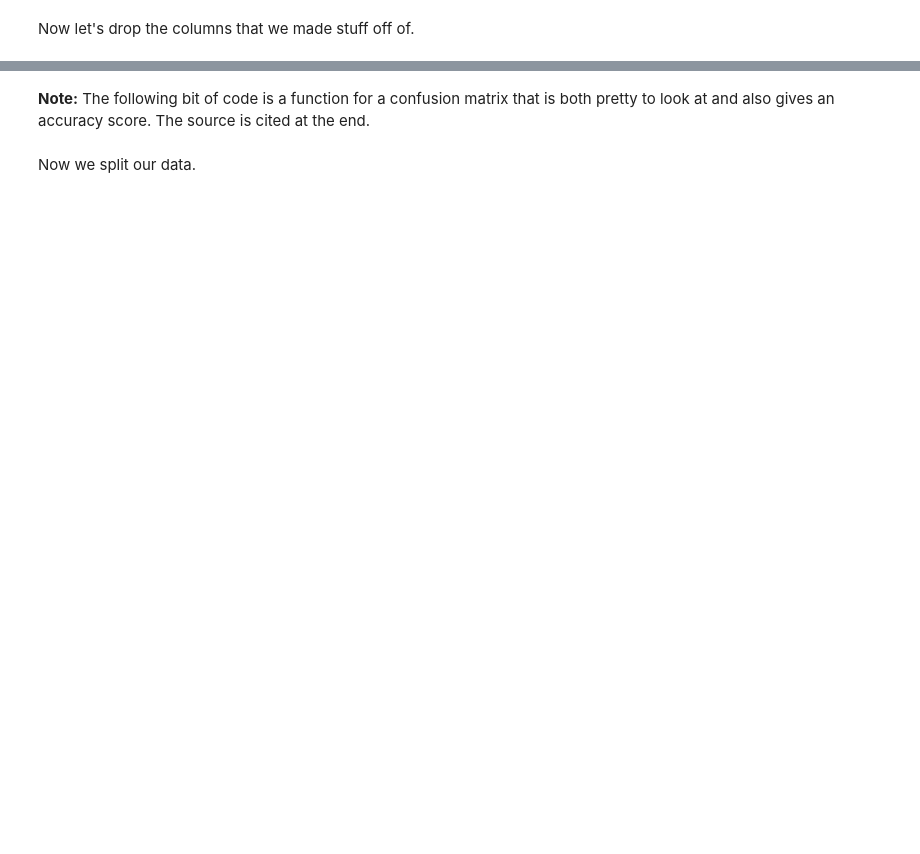
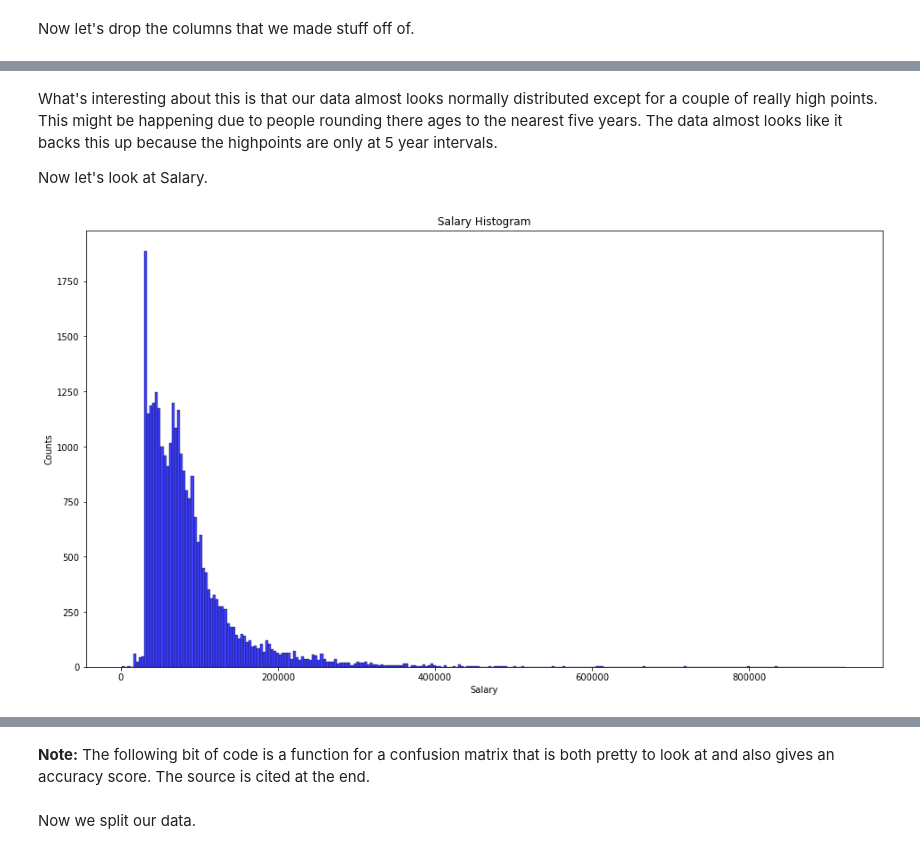
Before and after one commit to SullyRC/UNC-System-Job-Title-Classification, a Jupyter notebook: Project 2.ipynb, the cells around one changed output, grey strips where cells are left out. Drawn from its saved outputs; the diff is of its cells as text; code cells hidden in the pictures; blank space fills up the shorter version.

```diff
--- a/Project 2.ipynb
+++ b/Project 2.ipynb
@@ -410,0 +457,13 @@ working_df = working_df.drop(columns = ['INITIAL HIRE DATE','JOB CATEGORY','EMPL
+# %% [markdown]
+What's interesting about this is that our data almost looks normally distributed except for a couple of really high points. This might be happening due to people rounding there ages to the nearest five years. The data almost looks like it backs this up because the highpoints are only at 5 year intervals.
+
+Now let's look at Salary.
+# %%
+plt.figure(figsize=(16,9))
+sns.histplot(working_df['EMPLOYEE ANNUAL BASE SALARY'],color='Blue')
+plt.title("Salary Histogram")
+plt.ylabel("Counts")
+plt.xlabel("Salary")
+plt.show()
+# %% [output]
+[figure, added]
```
Also changed, not shown: parts of 121 cells of this notebook.
